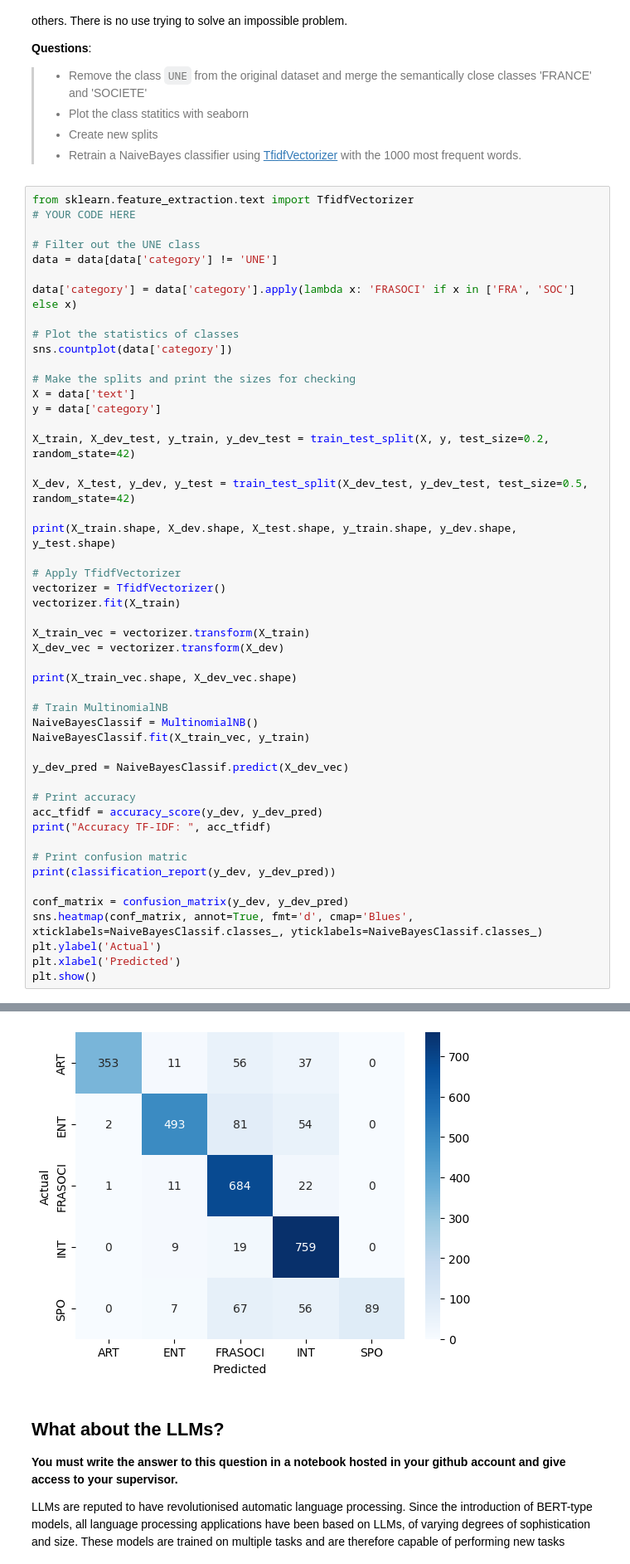
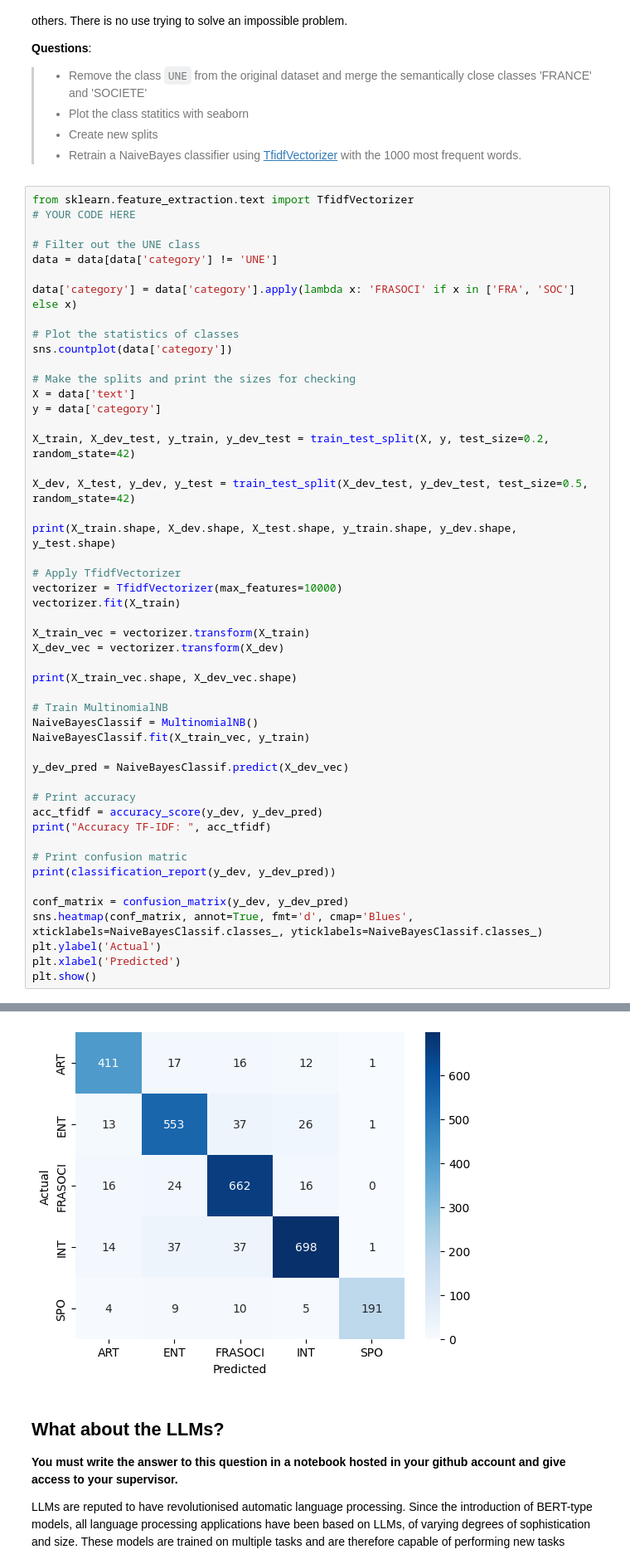
Before and after one commit to arazig/nlp-lab-text-classification, a Jupyter notebook: TextClassification_LeMonde.ipynb, the cells around one changed output, grey strips where cells are left out. Shown at 83% size. Drawn from its saved outputs; the diff is of its cells as text.

```diff
--- a/TextClassification_LeMonde.ipynb
+++ b/TextClassification_LeMonde.ipynb
@@ -295,7 +295,7 @@ X_dev, X_test, y_dev, y_test = train_test_split(X_dev_test, y_dev_test, test_siz
 print(X_train.shape, X_dev.shape, X_test.shape, y_train.shape, y_dev.shape, y_test.shape)
 
 # Apply TfidfVectorizer
-vectorizer = TfidfVectorizer()
+vectorizer = TfidfVectorizer(max_features=10000)
 vectorizer.fit(X_train)
 
 X_train_vec = vectorizer.transform(X_train)
@@ -339,4 +339,4 @@ weighted avg       0.87      0.85      0.84      2811
-[figure, old version]
+[figure, new version]
 # %% [markdown]
 ## What about the LLMs?
 
```
Also changed, not shown: parts of 7 cells of this notebook.
